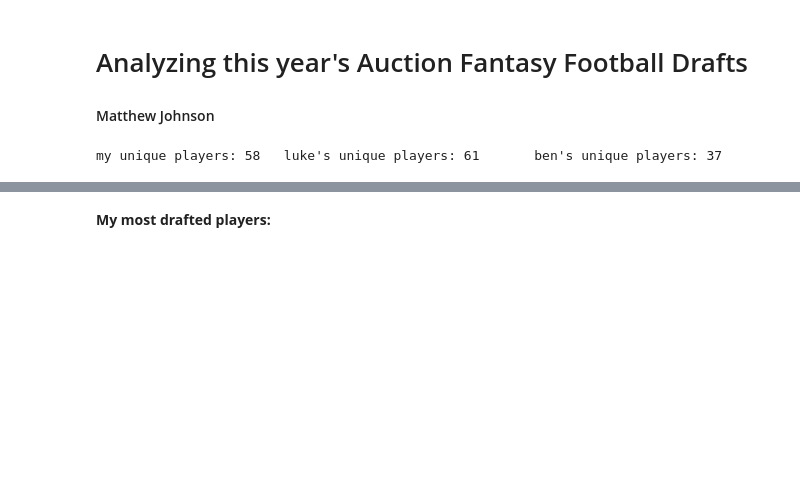
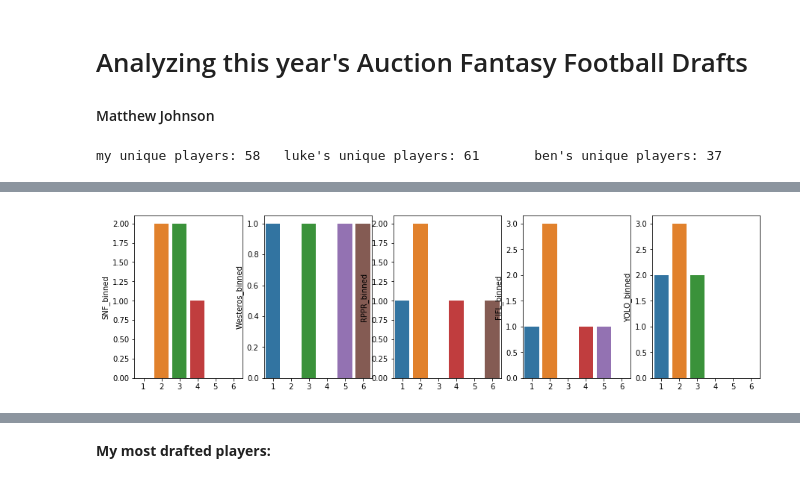
Before and after one commit to WJMatthew/Fantasy-Football-Auction-Drafts, a Jupyter notebook: notebooks/fantasy_drafts.ipynb, the cells around one changed output, grey strips where cells are left out. Cells and saved outputs as stored; diff of their text form; code cells hidden in the pictures; blank space fills up the shorter version.

```diff
--- a/notebooks/fantasy_drafts.ipynb
+++ b/notebooks/fantasy_drafts.ipynb
@@ -146,0 +187,5 @@ ben_league_piv.to_csv('ben3.csv')
+# %%
+mydf['count'] = mydf['count']/2
+# %%
+for col in ['SNF_binned', 'Westeros_binned','RPPR_binned', 'FIFL_binned', 'YOLO_binned']:
+    mydf[col]=mydf[col].replace(-0.0, -1).astype(int)
@@ -146,0 +215,5 @@ ben_league_piv.to_csv('ben3.csv')
+# %%
+my_bin = get_binned_vals(mydf)
+luke_bin = get_binned_vals(lukedf)
+ben_bin = get_binned_vals(bendf)
+my_bin
@@ -146,0 +248,21 @@ ben_league_piv.to_csv('ben3.csv')
+# %%
+## NEED TO SHARE Y AXIS !!!
+
+def plot_binned(df):
+    plt.figure(figsize=(15,4))
+    plt.subplot(1,5,1)
+    sns.barplot(x=df.index, y=df['SNF_binned'])
+    plt.subplot(1,5,2)
+    sns.barplot(x=df.index, y=df['Westeros_binned'])
+    plt.subplot(1,5,3)
+    sns.barplot(x=df.index, y=df['RPPR_binned'])
+    plt.subplot(1,5,4)
+    sns.barplot(x=df.index, y=df['FIFL_binned'])
+    plt.subplot(1,5,5)
+    sns.barplot(x=df.index, y=df['YOLO_binned'])
+    plt.subplots_adjust(hspace=0.2)
+    plt.show();
+# %%
+plot_binned(my_bin[0:])
+# %% [output]
+[figure, added]
```
Also changed, not shown: parts of 13 cells of this notebook, 4 other files.
